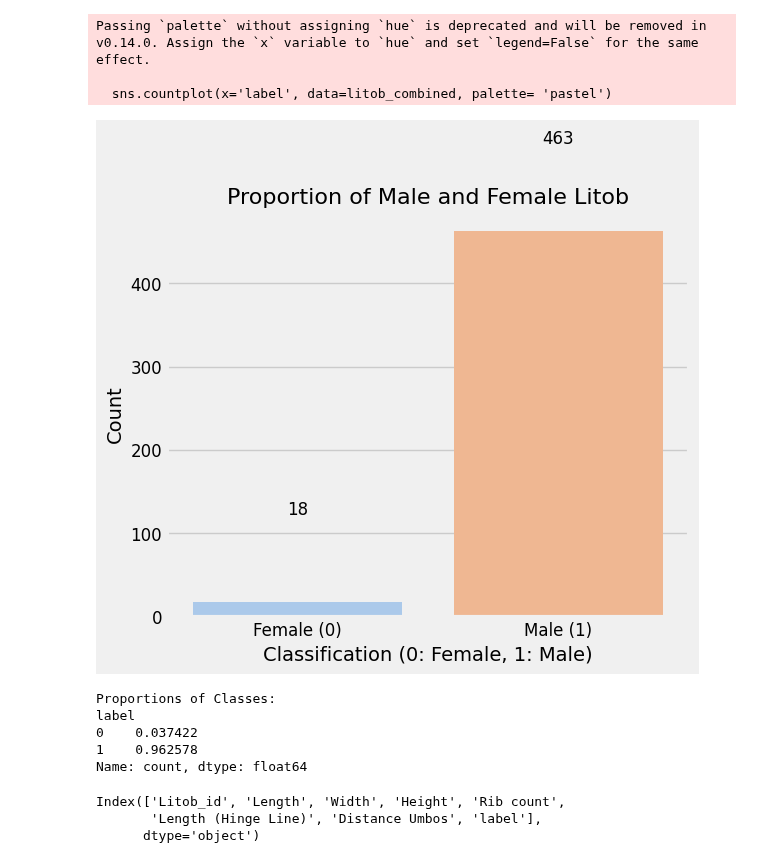
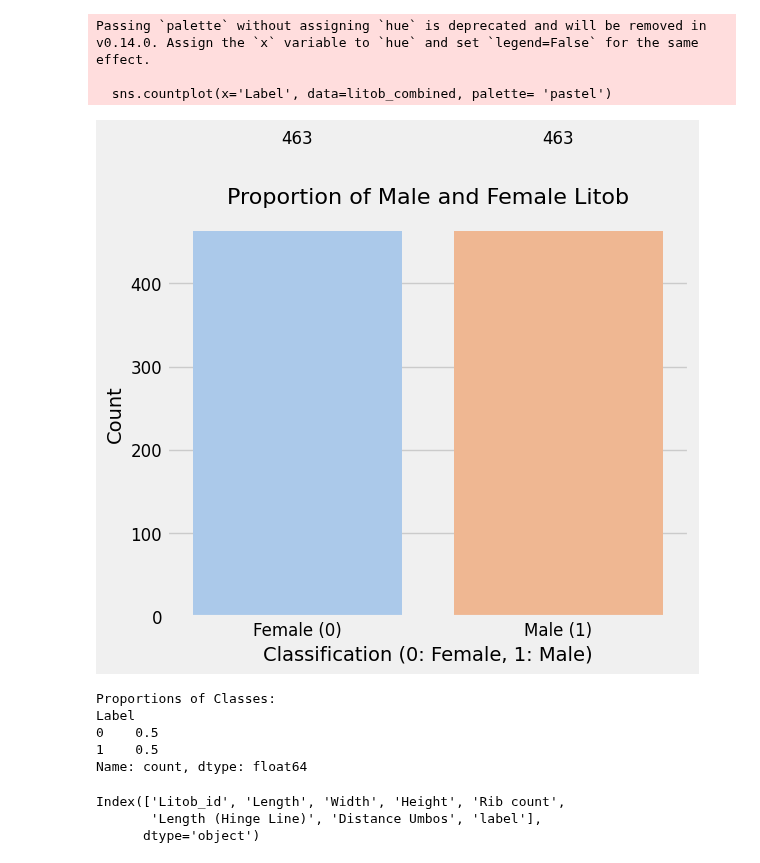
Before and after one commit to Geez-l/litoX, a Jupyter notebook: litox_ML.ipynb, the cells around one changed output. Cells and saved outputs as stored; diff of their text form; code cells hidden in the pictures.

```diff
--- a/litox_ML.ipynb
+++ b/litox_ML.ipynb
@@ -30,0 +19,6 @@ litob_male = pd.read_csv('/content/drive/MyDrive/FOURTH YEAR/SP/SP 2024/Chapter3
+# %%
+## from github
+male_url = "https://raw.githubusercontent.com/Geez-l/litoX/main/SP_ML/datasets/male.csv"
+male_litob = pd.read_csv(male_url)
+
+male_litob.head()
@@ -30,0 +32,6 @@ litob_male = pd.read_csv('/content/drive/MyDrive/FOURTH YEAR/SP/SP 2024/Chapter3
+# %%
+## from github
+female_url = "https://raw.githubusercontent.com/Geez-l/litoX/main/SP_ML/datasets/male.csv"
+female_litob = pd.read_csv(female_url)
+
+female_litob.head()
@@ -31 +47,4 @@ litob_male = pd.read_csv('/content/drive/MyDrive/FOURTH YEAR/SP/SP 2024/Chapter3
+# %%
+female_litob['Label'] = 0
+male_litob['Label'] = 1
 # %%
@@ -61,6 +59,5 @@ litob_male.head()
 # %%
 
-litob_combined = pd.concat([litob_female, litob_male], ignore_index=True)
-
+litob_combined = pd.concat([female_litob, male_litob], ignore_index=True)
 litob_combined.head()
 # %% [output]
@@ -73,39 +70,39 @@ litob_combined.head()
 # %%
 #### plot visualizations for the no. of ham and spam
 import pandas as pd
 import seaborn as sns
 import matplotlib.pyplot as plt
 
 
 plt.style.use('fivethirtyeight')
 plt.figure(figsize=(6, 5))
-sns.countplot(x='label', data=litob_combined, palette= 'pastel')
+sns.countplot(x='Label', data=litob_combined, palette= 'pastel')
 plt.xlabel('Classification (0: Female, 1: Male)', fontsize=14)
 plt.ylabel('Count', fontsize=14)
 
 ## calculating the counts
-counts = litob_combined['label'].value_counts().sort_index()
+counts = litob_combined['Label'].value_counts().sort_index()
 
 for index in counts.index:
     plt.text(index, counts[index] + 100, str(counts[index]), ha='center', va='bottom', fontsize=12)
 
 ## plot visualizations
 plt.title('Proportion of Male and Female Litob', fontsize=16)
 plt.xticks(ticks=[0, 1], labels=['Female (0)', 'Male (1)'], fontsize=12)
 plt.yticks(fontsize=12)
 plt.show()
 proportions = counts / counts.sum()
 print('Proportions of Classes:')
 print(proportions)
 # %% [output]
 Passing `palette` without assigning `hue` is deprecated and will be removed in v0.14.0. Assign the `x` variable to `hue` and set `legend=False` for the same effect.
 
-  sns.countplot(x='label', data=litob_combined, palette= 'pastel')
+  sns.countplot(x='Label', data=litob_combined, palette= 'pastel')
-[figure, old version]
+[figure, new version]
 Proportions of Classes:
-label
-0    0.037422
-1    0.962578
+Label
+0    0.5
+1    0.5
 Name: count, dtype: float64
 # %%
 litob_combined.columns
```
Also changed, not shown: parts of 13 cells of this notebook.
